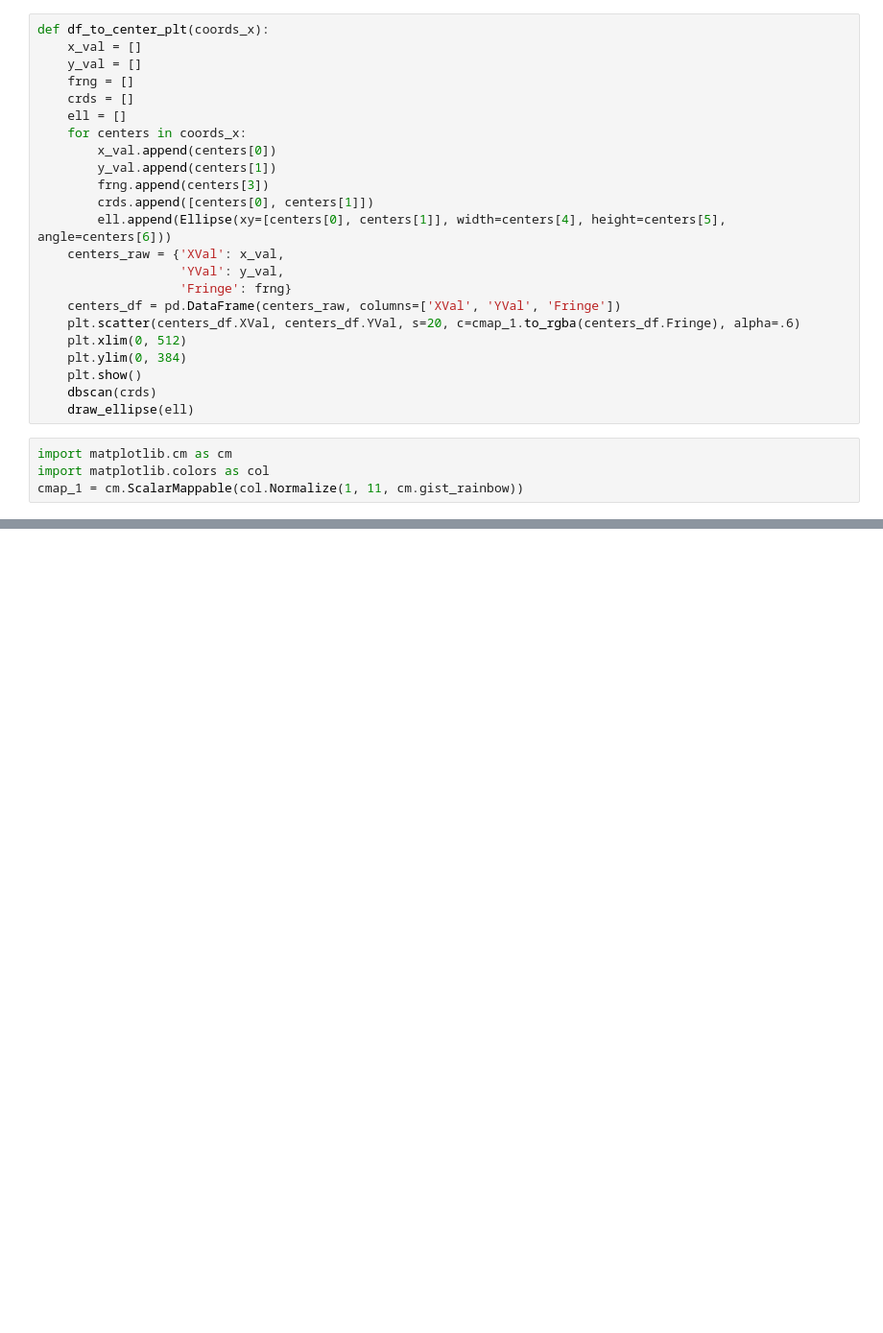
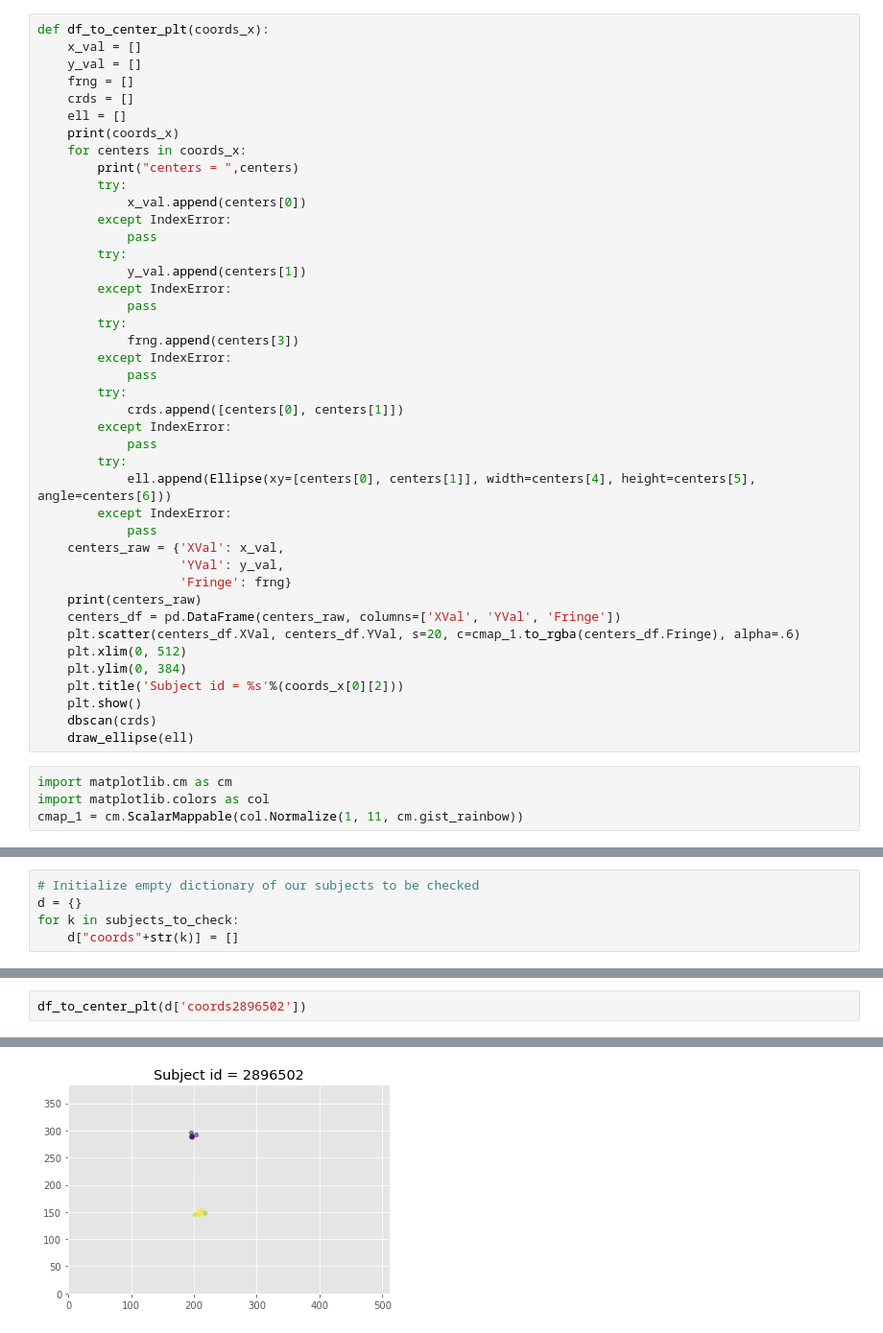
Before and after one commit to JJC-Physics-and-Engineering/Steelpan-Vibrations, a Jupyter notebook: AggregatingClassifications.ipynb, the cells around one changed output, grey strips where cells are left out. Shown at 96% size. Cells and saved outputs as stored; diff of their text form; blank space fills up the shorter version.

Commit message:
Plots appear in jupyter notebook

```diff
--- a/AggregatingClassifications.ipynb
+++ b/AggregatingClassifications.ipynb
@@ -105,19 +194,38 @@ def df_to_center_plt(coords_x):
     frng = []
     crds = []
     ell = []
+    print(coords_x)
     for centers in coords_x:
-        x_val.append(centers[0])
-        y_val.append(centers[1])
-        frng.append(centers[3])
-        crds.append([centers[0], centers[1]])
-        ell.append(Ellipse(xy=[centers[0], centers[1]], width=centers[4], height=centers[5], angle=centers[6]))
+        print("centers = ",centers)
+        try:
+            x_val.append(centers[0])
+        except IndexError:
+            pass
+        try:
+            y_val.append(centers[1])
+        except IndexError:
+            pass
+        try:
+            frng.append(centers[3])
+        except IndexError:
+            pass
+        try:
+            crds.append([centers[0], centers[1]])
+        except IndexError:
+            pass
+        try:
+            ell.append(Ellipse(xy=[centers[0], centers[1]], width=centers[4], height=centers[5], angle=centers[6]))
+        except IndexError:
+            pass
     centers_raw = {'XVal': x_val,
                    'YVal': y_val,
                    'Fringe': frng}
+    print(centers_raw)
     centers_df = pd.DataFrame(centers_raw, columns=['XVal', 'YVal', 'Fringe'])
     plt.scatter(centers_df.XVal, centers_df.YVal, s=20, c=cmap_1.to_rgba(centers_df.Fringe), alpha=.6)
     plt.xlim(0, 512)
     plt.ylim(0, 384)
+    plt.title('Subject id = %s'%(coords_x[0][2]))
     plt.show()
     dbscan(crds)
     draw_ellipse(ell)
@@ -127,0 +730,5 @@ cmap_1 = cm.ScalarMappable(col.Normalize(1, 11, cm.gist_rainbow))
+# %%
+# Initialize empty dictionary of our subjects to be checked
+d = {}
+for k in subjects_to_check:
+    d["coords"+str(k)] = []
@@ -127,0 +769,3 @@ cmap_1 = cm.ScalarMappable(col.Normalize(1, 11, cm.gist_rainbow))
+# %%
+df_to_center_plt(d['coords2896502'])
+# %% [output]
@@ -127,0 +785 @@ cmap_1 = cm.ScalarMappable(col.Normalize(1, 11, cm.gist_rainbow))
+[figure, added]
```
Also changed, not shown: parts of 21 cells of this notebook, 1 other file.
